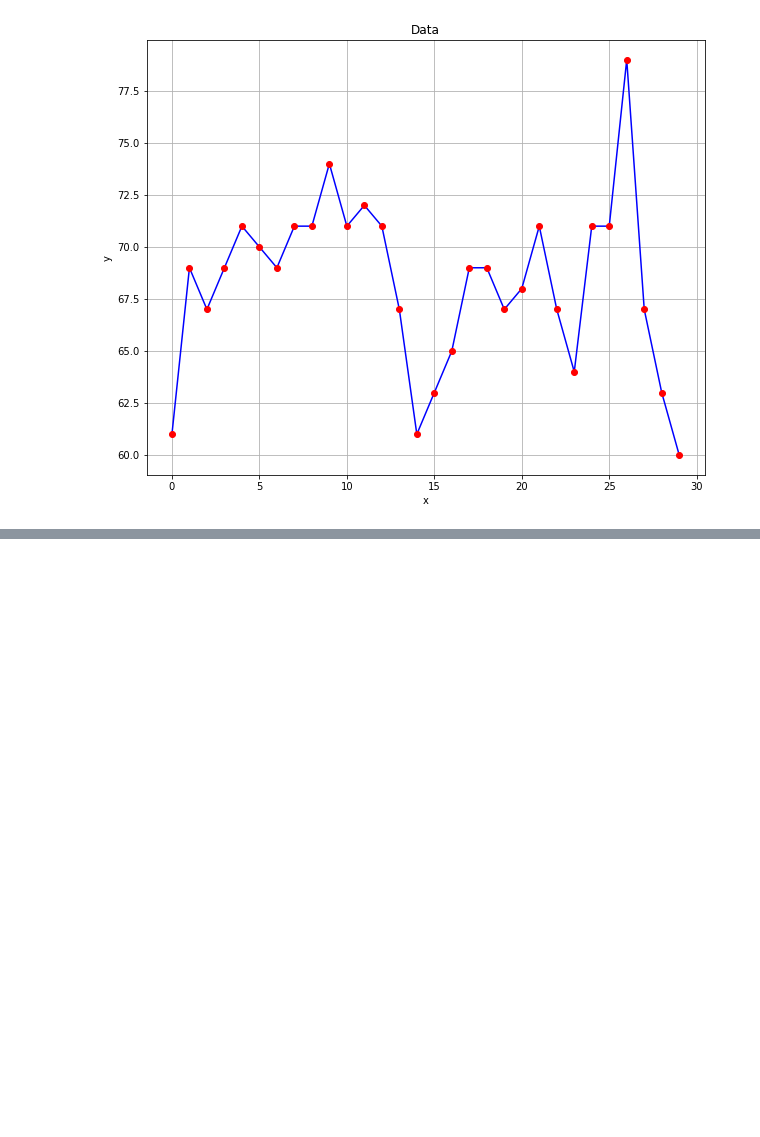
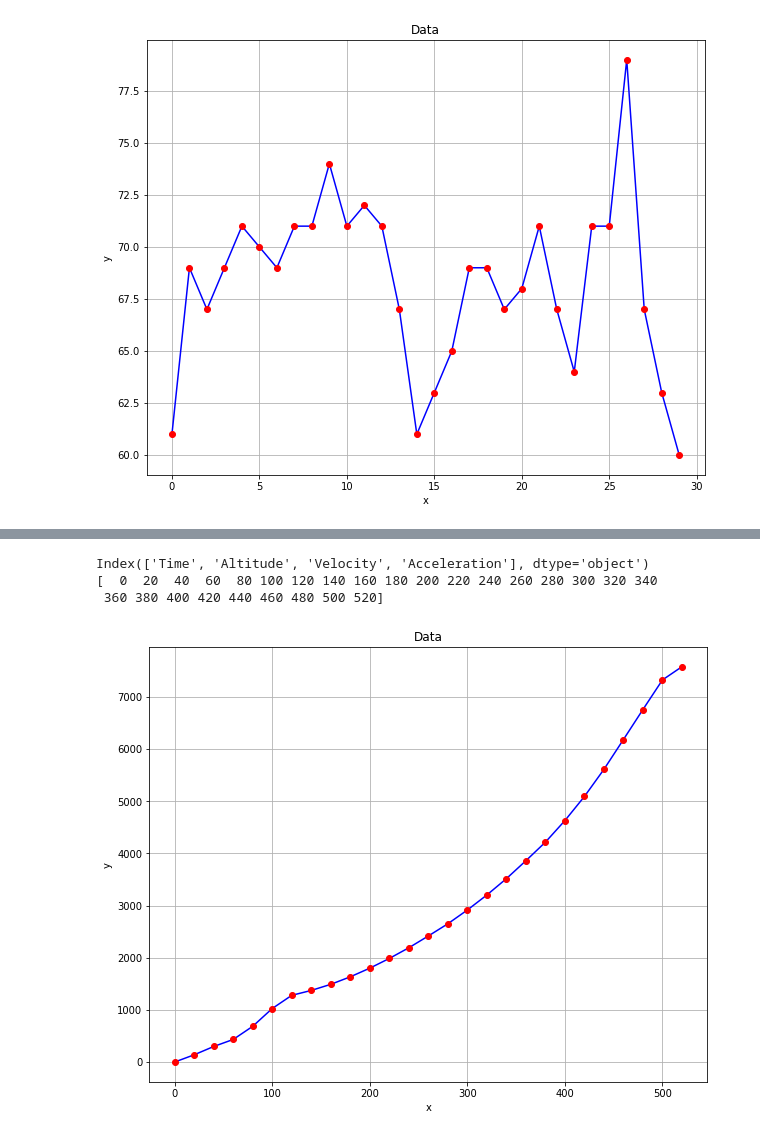
Before and after one commit to Davi-K-Silva/NumericalMethods, a Jupyter notebook: data.ipynb, the cells around one changed output, grey strips where cells are left out. Saved outputs shown, nothing was run; the diff lists cells and outputs as text; code cells hidden in the pictures; blank space fills up the shorter version.

Commit message:
new Data added

```diff
--- a/data.ipynb
+++ b/data.ipynb
@@ -39,3 +39,6 @@ plt.show()
 [ 0  1  2  3  4  5  6  7  8  9 10 11 12 13 14 15 16 17 18 19 20 21 22 23
  24 25 26 27 28 29]
 [figure]
+# %%
+data = pd.read_csv('STS-121AscentData.csv')
+data
@@ -41,0 +63,19 @@ plt.show()
+# %%
+fig = plt.figure(figsize = (10,8))
+
+print(data.columns)
+
+y = data['Velocity'].to_list()
+x = np.arange(0, 540, 20)
+print(x)
+plt.plot(x, y, 'b', x, y, 'ro')
+plt.title('Data')
+plt.grid()
+plt.xlabel('x')
+plt.ylabel('y')
+plt.show()
+# %% [output]
+Index(['Time', 'Altitude', 'Velocity', 'Acceleration'], dtype='object')
+[  0  20  40  60  80 100 120 140 160 180 200 220 240 260 280 300 320 340
+ 360 380 400 420 440 460 480 500 520]
+[figure, added]
```
Also changed, not shown: parts of 3 cells of this notebook, 1 other file.
